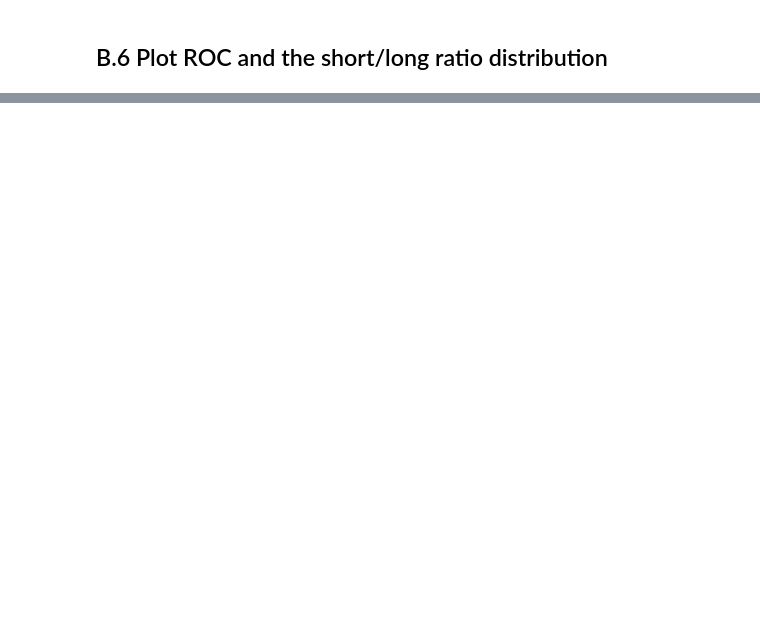
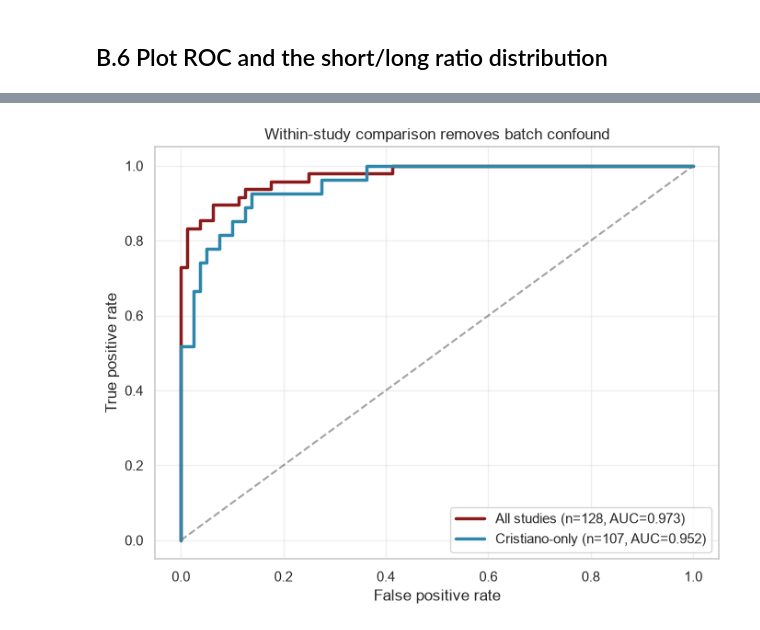
Before and after one commit to Rion1210/crc-liquid-biopsy, a Jupyter notebook: notebooks/CRC_RealData.ipynb, the cells around one changed output, grey strips where cells are left out. Drawn from its saved outputs; the diff is of its cells as text; code cells hidden in the pictures; blank space fills up the shorter version.

```diff
--- a/notebooks/CRC_RealData.ipynb
+++ b/notebooks/CRC_RealData.ipynb
@@ -759,68 +702,27 @@ features can still identify the source study.
 # %%
-# B.7 Batch separability + corrected within-lab result
-from scipy.stats import mannwhitneyu
+cr = feat[feat.publication == "Cristiano et al., 2019"]
+Xc = cr[cols].values
+yc = (cr.disease == "Colorectal cancer").astype(int).values
+clf = Pipeline([("scale", StandardScaler()),
+                ("lr", LogisticRegression(max_iter=1000, class_weight="balanced"))])
+yp_c = cross_val_predict(clf, Xc, yc, cv=cv, n_jobs=1, method="predict_proba")[:,1]
+auc_c = roc_auc_score(yc, yp_c)
 
-def lr_pipe():
-    return Pipeline([("scale", StandardScaler()),
-                     ("lr", LogisticRegression(max_iter=1000, class_weight="balanced"))])
+fig, ax = plt.subplots(figsize=(7, 5.5))
+ax.plot([0,1],[0,1], "k--", alpha=0.4)
+fpr, tpr, _ = roc_curve(yf, results["Logistic regression"][1])
+ax.plot(fpr, tpr, lw=2.5, color="#8B1A1A",
+        label=f"All studies (n={len(feat)}, AUC={results['Logistic regression'][0]:.3f})")
+fpr, tpr, _ = roc_curve(yc, yp_c)
+ax.plot(fpr, tpr, lw=2.5, color="#2E86AB",
+        label=f"Cristiano-only (n={len(cr)}, AUC={auc_c:.3f})")
+ax.set_xlabel("False positive rate"); ax.set_ylabel("True positive rate")
+ax.set_title("Within-study comparison removes batch confound")
+ax.legend(loc="lower right"); ax.grid(alpha=0.3)
+plt.tight_layout(); plt.show()
 
-# --- (a) confound test: every sample here is HEALTHY -------------------------
-healthy = feat[feat.disease == "Healthy"]
-pair = healthy[healthy.publication.isin(["Cristiano et al., 2019", "Jiang et al., 2015"])]
-y_study = (pair.publication == "Jiang et al., 2015").astype(int).values
-p_study = cross_val_predict(lr_pipe(), pair[cols].values, y_study,
-                            cv=cv, n_jobs=1, method="predict_proba")[:, 1]
-auc_study = roc_auc_score(y_study, p_study)
-
-print("CONFOUND TEST — every sample here is HEALTHY:")
-print(f"  Jiang healthy (n={y_study.sum()}) vs Cristiano healthy (n={(1-y_study).sum()})")
-print(f"  AUC = {auc_study:.3f}")
-print("  The same 8 features that 'detect cancer' identify the source lab.\n")
-
-# --- (b) the two effects on one scale ---------------------------------------
-cr = feat[feat.publication == "Cristiano et al., 2019"]
-crc_len = cr[cr.disease == "Colorectal cancer"].mean_length
-hlt_len = cr[cr.disease == "Healthy"].mean_length
-jiang_len = feat[feat.publication == "Jiang et al., 2015"].mean_length
-
-print("MEAN FRAGMENT LENGTH — disease effect vs batch effect:")
-print(f"  disease, within one lab : {hlt_len.mean():.1f} -> {crc_len.mean():.1f} bp"
-      f"  = {hlt_len.mean()-crc_len.mean():.1f} bp")
-print(f"  batch, two healthy sets : {hlt_len.mean():.1f} -> {jiang_len.mean():.1f} bp"
-      f"  = {jiang_len.mean()-hlt_len.mean():.1f} bp\n")
-
-# --- (c) corrected headline: within-lab only --------------------------------
-Xc, yc = cr[cols].values, (cr.disease == "Colorectal cancer").astype(int).values
-p_cr = cross_val_predict(lr_pipe(), Xc, yc, cv=cv, n_jobs=1, method="predict_proba")[:, 1]
-auc_cr = roc_auc_score(yc, p_cr)
-
-rng = np.random.default_rng(42)
-bs = []
-for _ in range(2000):
-    i = rng.choice(len(p_cr), len(p_cr), replace=True)
-    if len(np.unique(yc[i])) < 2:
-        continue
-    bs.append(roc_auc_score(yc[i], p_cr[i]))
-bs = np.sort(bs)
-ci_cr = (bs[int(.025*len(bs))], bs[int(.975*len(bs))])
-
-fpr_cr, tpr_cr, _ = roc_curve(yc, p_cr)
-print(f"WITHIN-LAB (Cristiano 2019 only, n={len(cr)}: {yc.sum()} CRC / {(1-yc).sum()} healthy)")
-print(f"  AUC = {auc_cr:.3f}  (95% CI {ci_cr[0]:.3f}-{ci_cr[1]:.3f})")
-for sp in (0.90, 0.95, 0.99):
-    print(f"  sensitivity @ {sp:.0%} specificity = {np.interp(1-sp, fpr_cr, tpr_cr):.2f}")
-
-d = ((hlt_len.mean() - crc_len.mean()) /
-     np.sqrt(((len(crc_len)-1)*crc_len.var(ddof=1) +
-              (len(hlt_len)-1)*hlt_len.var(ddof=1)) / (len(crc_len)+len(hlt_len)-2)))
-u, pv = mannwhitneyu(crc_len, hlt_len, alternative="less")
-print(f"\n  mean-length shift = {hlt_len.mean()-crc_len.mean():.1f} bp, "
-      f"Cohen's d = {d:.2f}, Mann-Whitney p = {pv:.1e}")
-
-# --- (d) leave-one-study-out, Cristiano held out -----------------------------
-te = (feat.publication == "Cristiano et al., 2019").values
-m = lr_pipe().fit(feat.loc[~te, cols].values,
-                  (feat.loc[~te, "disease"] == "Colorectal cancer").astype(int).values)
-loso = roc_auc_score(yc, m.predict_proba(feat.loc[te, cols].values)[:, 1])
-print(f"  leave-one-study-out (Cristiano held out) AUC = {loso:.3f}")
+print(f"\nWithin-Cristiano (same lab, same pipeline) AUC: {auc_c:.3f}")
+print("That's lower than the all-studies AUC but still excellent - confirming")
+print("the cfDNA shortening signal is real biology, not batch effect.")
 # %% [output]
+[figure, added]
```
Also changed, not shown: parts of 19 cells of this notebook, 3 other files.
